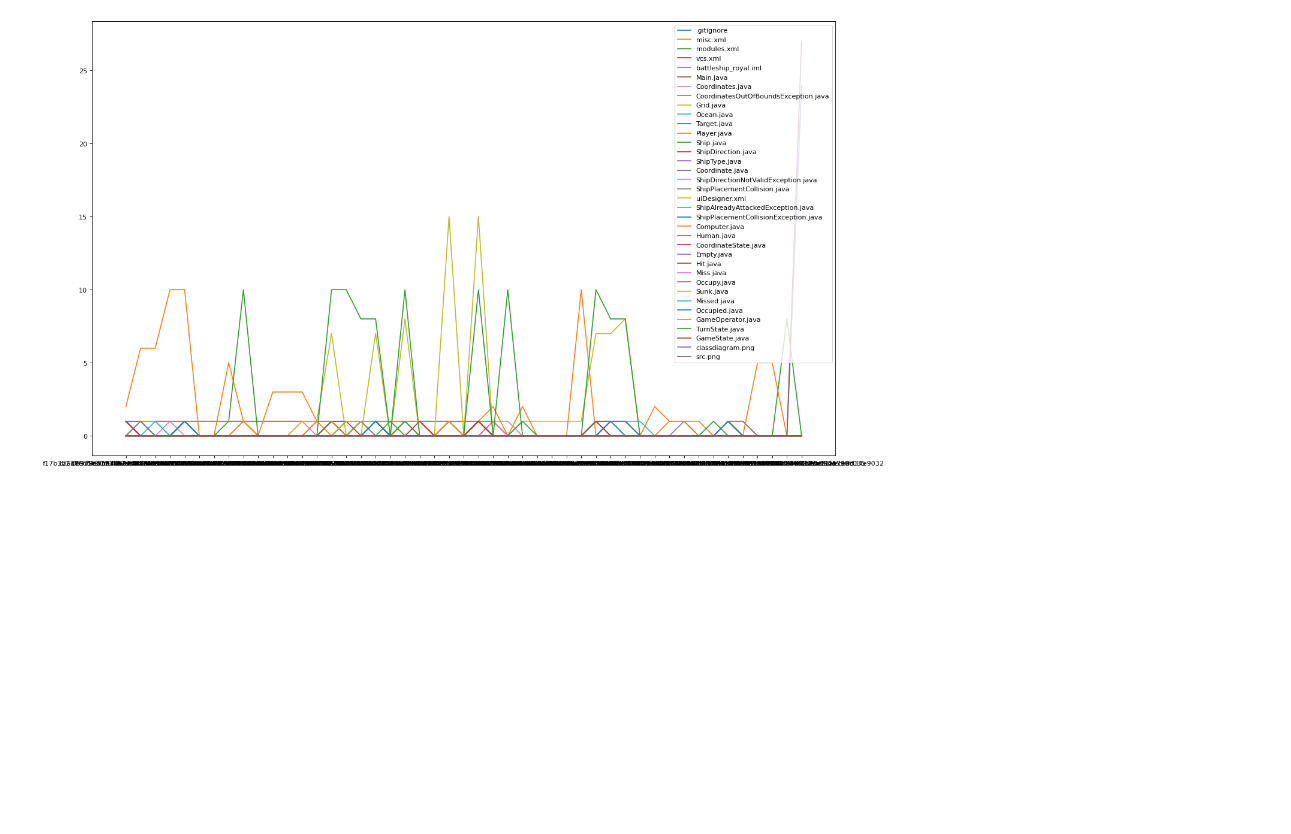
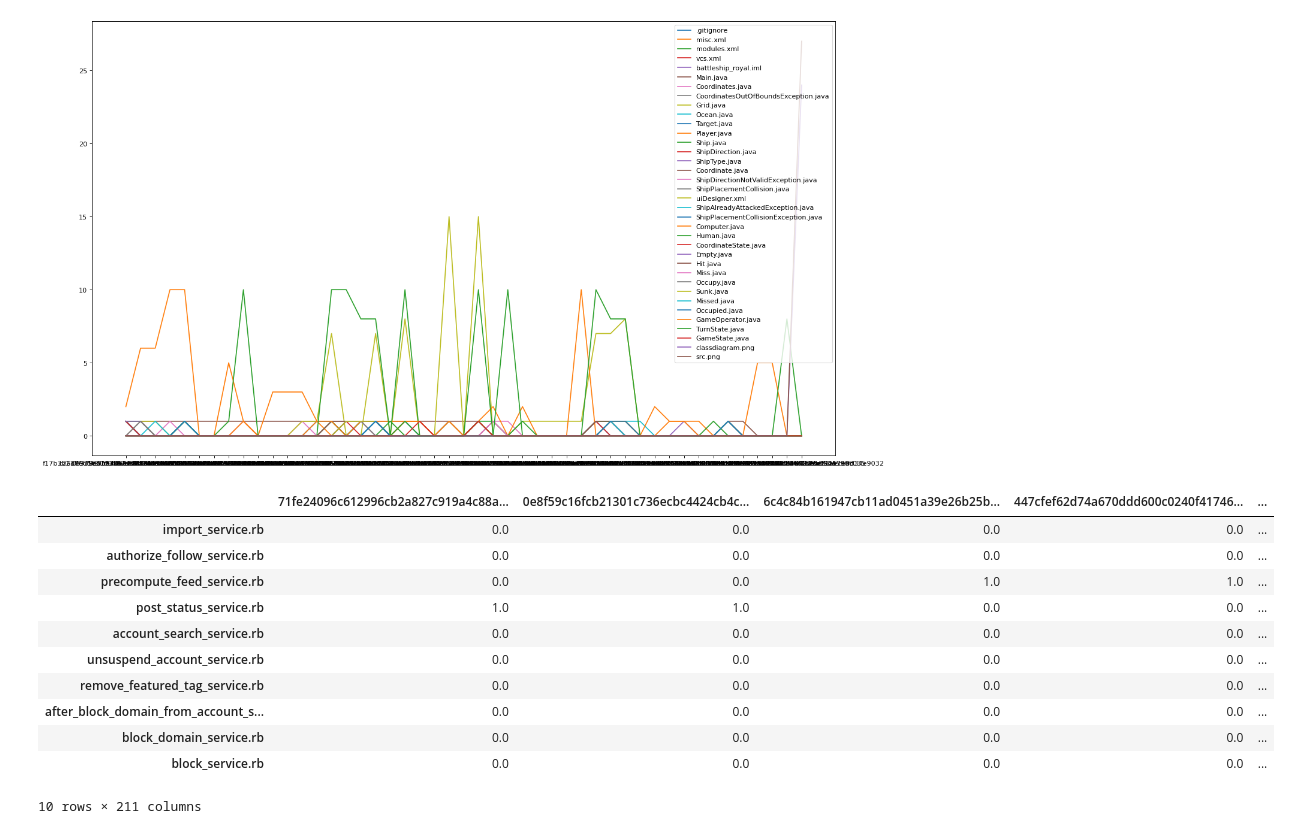
Before and after one commit to fabibert/SoftwareEvolution_P1, a Jupyter notebook: analysis2.ipynb, the cells around one changed output. Cells and saved outputs as stored; diff of their text form; code cells hidden in the pictures; blank space fills up the shorter version.

```diff
--- a/analysis2.ipynb
+++ b/analysis2.ipynb
@@ -126,3 +126,21 @@ plt.savefig("graph_dict.pdf")
 plt.show()
 # %% [output]
 [figure]
+# %%
+df_dict = pd.read_csv("dict_frame_filtered.csv", index_col=0)
+df_dict = df_dict.head(10)
+df_dict = df_dict.loc[:, (df_dict != 0.0).any(axis=0)]
+df_dict
+# %% [output]
+|  | 71fe24096c612996cb2a827c919a4c88a... | 0e8f59c16fcb21301c736ecbc4424cb4c... | 6c4c84b161947cb11ad0451a39e26b25b... | 447cfef62d74a670ddd600c0240f41746... | ... |
+| import_service.rb | 0.0 | 0.0 | 0.0 | 0.0 | ... |
+| authorize_follow_service.rb | 0.0 | 0.0 | 0.0 | 0.0 | ... |
+| precompute_feed_service.rb | 0.0 | 0.0 | 1.0 | 1.0 | ... |
+| post_status_service.rb | 1.0 | 1.0 | 0.0 | 0.0 | ... |
+| account_search_service.rb | 0.0 | 0.0 | 0.0 | 0.0 | ... |
+| unsuspend_account_service.rb | 0.0 | 0.0 | 0.0 | 0.0 | ... |
+| remove_featured_tag_service.rb | 0.0 | 0.0 | 0.0 | 0.0 | ... |
+| after_block_domain_from_account_s... | 0.0 | 0.0 | 0.0 | 0.0 | ... |
+| block_domain_service.rb | 0.0 | 0.0 | 0.0 | 0.0 | ... |
+| block_service.rb | 0.0 | 0.0 | 0.0 | 0.0 | ... |
+10 rows × 211 columns
```
Also changed, not shown: parts of 1 cell of this notebook, 2 other files.
